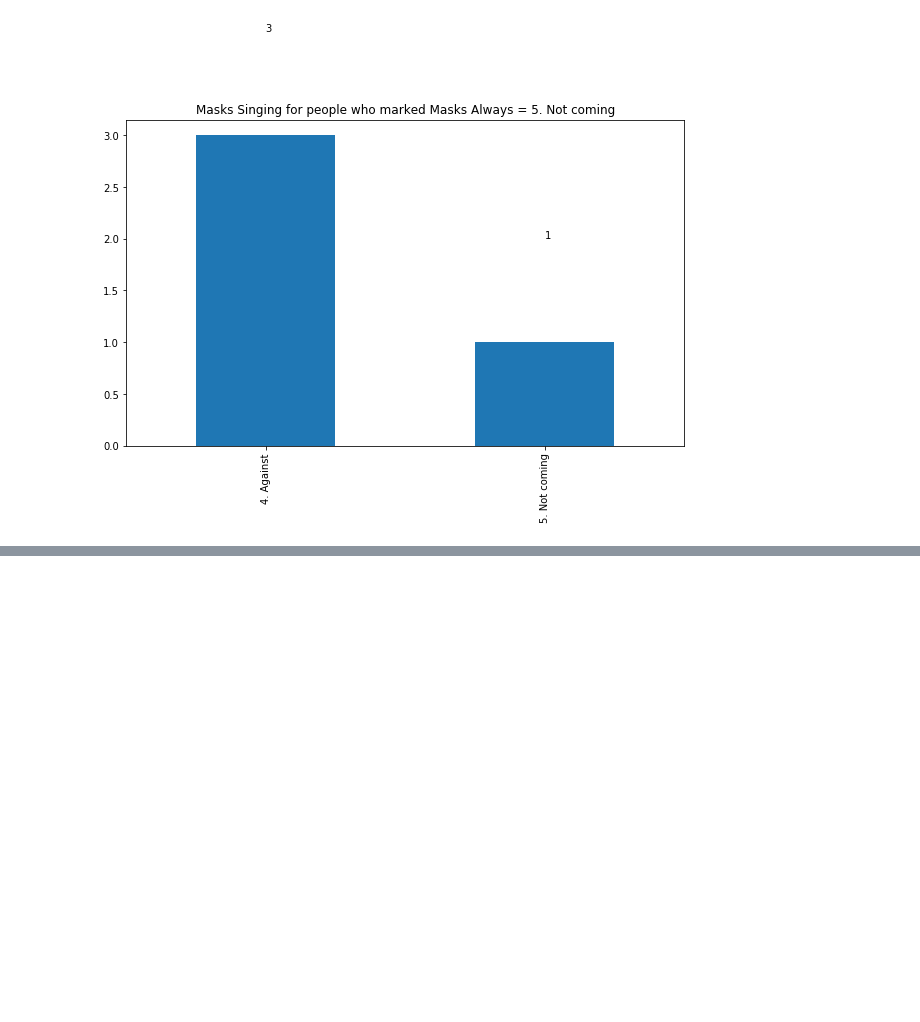
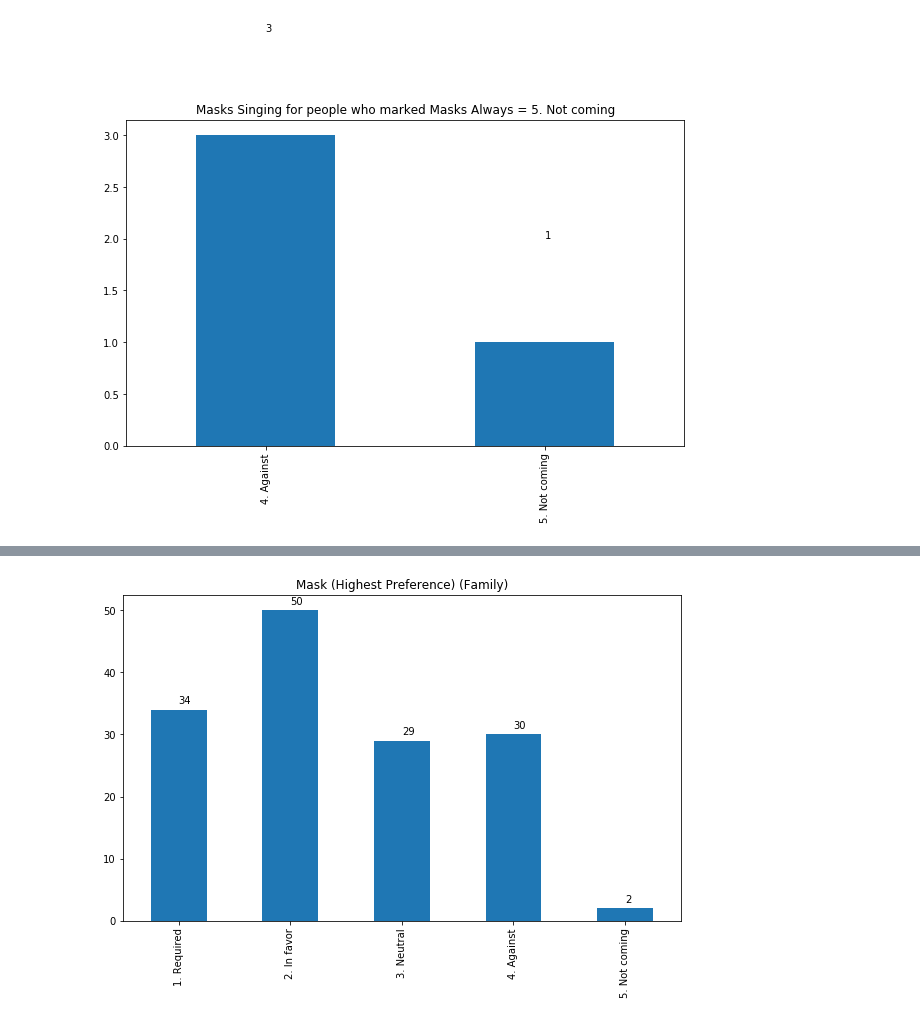
Before and after one commit to wpgabriel/living-hope-church, a Jupyter notebook: LHC Reopening Survey.ipynb, the cells around one changed output, grey strips where cells are left out. Saved outputs shown, nothing was run; the diff lists cells and outputs as text; code cells hidden in the pictures; blank space fills up the shorter version.

```diff
--- a/LHC Reopening Survey.ipynb
+++ b/LHC Reopening Survey.ipynb
@@ -130,0 +141,4 @@ plotGrouping(getGrouping(csv[csv['Masks Always'].isin([fltr])],20),altTitle="Mas
+# %%
+plotGrouping(mask.groupby(mlbl).sum()['fsize'],altTitle="Mask (Highest Preference) (Family)")
+# %% [output]
+[figure, added]
```
Also changed, not shown: parts of 4 cells of this notebook.
